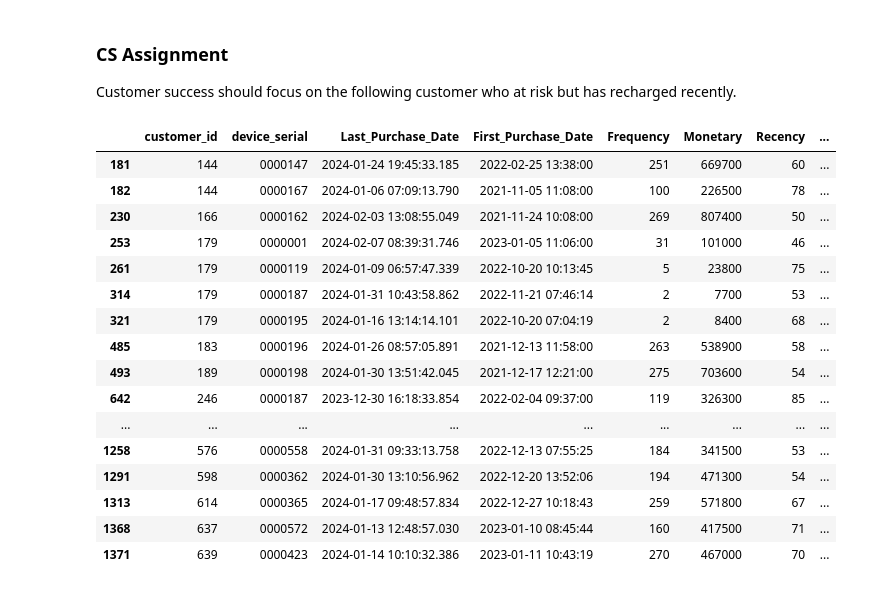
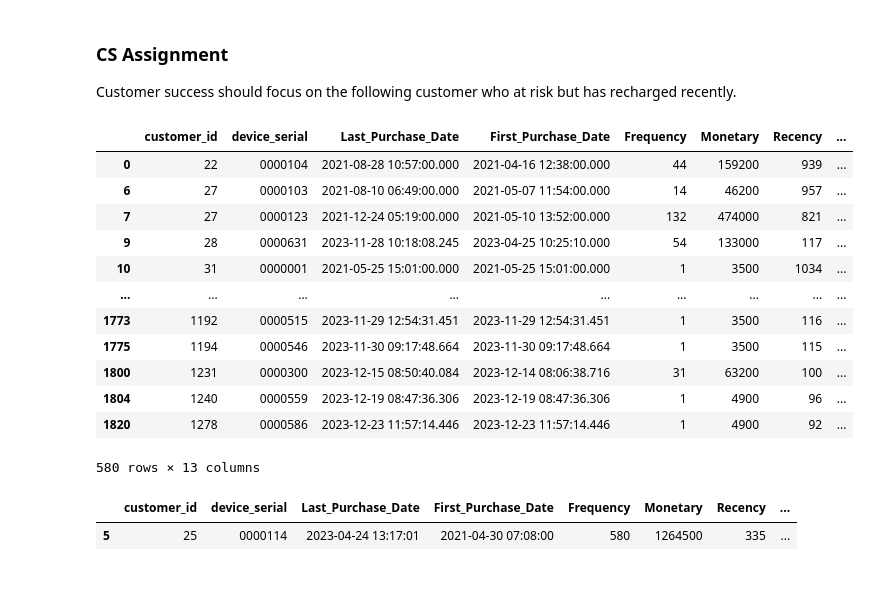
Before and after one commit to mkin89/BBTL_INTELI, a Jupyter notebook: Customer_RFM_Score.ipynb, the cells around one changed output. Drawn from its saved outputs; the diff is of its cells as text; code cells hidden in the pictures.

```diff
--- a/Customer_RFM_Score.ipynb
+++ b/Customer_RFM_Score.ipynb
@@ -136,3 +138,7 @@ df.head()
+# %%
+# Device serials needs to be 7 digits which are zero filled. Otherwise, they'll be considered as different transaction
+# from the same customer
+df['device_serial'] = df['device_serial'].str.zfill(7)
 # %% [markdown]
 #### Conversion of data types
 
@@ -381,22 +376,24 @@ rfm_df[rfm_df['RFM_Segment'] == 'High Value Customer']
 
 Customer success should focus on the following customer who at risk but has recharged recently.
 # %%
-rfm_df[(rfm_df['RFM_Segment'] == 'At Risk') & (rfm_df['Recency'] < 90)]
+rfm_df[rfm_df['RFM_Segment'] == 'Bad Customer']
 # %% [output]
 |  | customer_id | device_serial | Last_Purchase_Date | First_Purchase_Date | Frequency | Monetary | Recency | ... |
-| 181 | 144 | 0000147 | 2024-01-24 19:45:33.185 | 2022-02-25 13:38:00 | 251 | 669700 | 60 | ... |
-| 182 | 144 | 0000167 | 2024-01-06 07:09:13.790 | 2021-11-05 11:08:00 | 100 | 226500 | 78 | ... |
-| 230 | 166 | 0000162 | 2024-02-03 13:08:55.049 | 2021-11-24 10:08:00 | 269 | 807400 | 50 | ... |
-| 253 | 179 | 0000001 | 2024-02-07 08:39:31.746 | 2023-01-05 11:06:00 | 31 | 101000 | 46 | ... |
-| 261 | 179 | 0000119 | 2024-01-09 06:57:47.339 | 2022-10-20 10:13:45 | 5 | 23800 | 75 | ... |
-| 314 | 179 | 0000187 | 2024-01-31 10:43:58.862 | 2022-11-21 07:46:14 | 2 | 7700 | 53 | ... |
-| 321 | 179 | 0000195 | 2024-01-16 13:14:14.101 | 2022-10-20 07:04:19 | 2 | 8400 | 68 | ... |
-| 485 | 183 | 0000196 | 2024-01-26 08:57:05.891 | 2021-12-13 11:58:00 | 263 | 538900 | 58 | ... |
-| 493 | 189 | 0000198 | 2024-01-30 13:51:42.045 | 2021-12-17 12:21:00 | 275 | 703600 | 54 | ... |
-| 642 | 246 | 0000187 | 2023-12-30 16:18:33.854 | 2022-02-04 09:37:00 | 119 | 326300 | 85 | ... |
+| 0 | 22 | 0000104 | 2021-08-28 10:57:00.000 | 2021-04-16 12:38:00.000 | 44 | 159200 | 939 | ... |
+| 6 | 27 | 0000103 | 2021-08-10 06:49:00.000 | 2021-05-07 11:54:00.000 | 14 | 46200 | 957 | ... |
+| 7 | 27 | 0000123 | 2021-12-24 05:19:00.000 | 2021-05-10 13:52:00.000 | 132 | 474000 | 821 | ... |
+| 9 | 28 | 0000631 | 2023-11-28 10:18:08.245 | 2023-04-25 10:25:10.000 | 54 | 133000 | 117 | ... |
+| 10 | 31 | 0000001 | 2021-05-25 15:01:00.000 | 2021-05-25 15:01:00.000 | 1 | 3500 | 1034 | ... |
 | ... | ... | ... | ... | ... | ... | ... | ... | ... |
-| 1258 | 576 | 0000558 | 2024-01-31 09:33:13.758 | 2022-12-13 07:55:25 | 184 | 341500 | 53 | ... |
-| 1291 | 598 | 0000362 | 2024-01-30 13:10:56.962 | 2022-12-20 13:52:06 | 194 | 471300 | 54 | ... |
-| 1313 | 614 | 0000365 | 2024-01-17 09:48:57.834 | 2022-12-27 10:18:43 | 259 | 571800 | 67 | ... |
-| 1368 | 637 | 0000572 | 2024-01-13 12:48:57.030 | 2023-01-10 08:45:44 | 160 | 417500 | 71 | ... |
-| 1371 | 639 | 0000423 | 2024-01-14 10:10:32.386 | 2023-01-11 10:43:19 | 270 | 467000 | 70 | ... |
+| 1773 | 1192 | 0000515 | 2023-11-29 12:54:31.451 | 2023-11-29 12:54:31.451 | 1 | 3500 | 116 | ... |
+| 1775 | 1194 | 0000546 | 2023-11-30 09:17:48.664 | 2023-11-30 09:17:48.664 | 1 | 3500 | 115 | ... |
+| 1800 | 1231 | 0000300 | 2023-12-15 08:50:40.084 | 2023-12-14 08:06:38.716 | 31 | 63200 | 100 | ... |
+| 1804 | 1240 | 0000559 | 2023-12-19 08:47:36.306 | 2023-12-19 08:47:36.306 | 1 | 4900 | 96 | ... |
+| 1820 | 1278 | 0000586 | 2023-12-23 11:57:14.446 | 2023-12-23 11:57:14.446 | 1 | 4900 | 92 | ... |
+580 rows × 13 columns
+# %%
+# This customer had a tenure of 725 days, and recharged 580 days. But unistallation was performed.
+rfm_df[rfm_df['customer_id'] == 25]
+# %% [output]
+|  | customer_id | device_serial | Last_Purchase_Date | First_Purchase_Date | Frequency | Monetary | Recency | ... |
+| 5 | 25 | 0000114 | 2023-04-24 13:17:01 | 2021-04-30 07:08:00 | 580 | 1264500 | 335 | ... |
```
Also changed, not shown: parts of 11 cells of this notebook.
